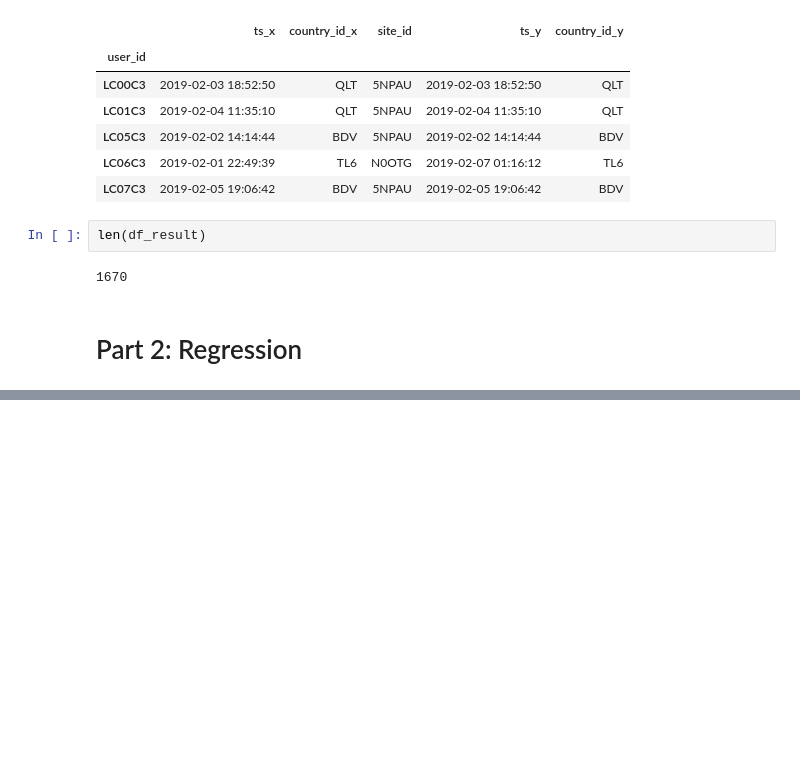
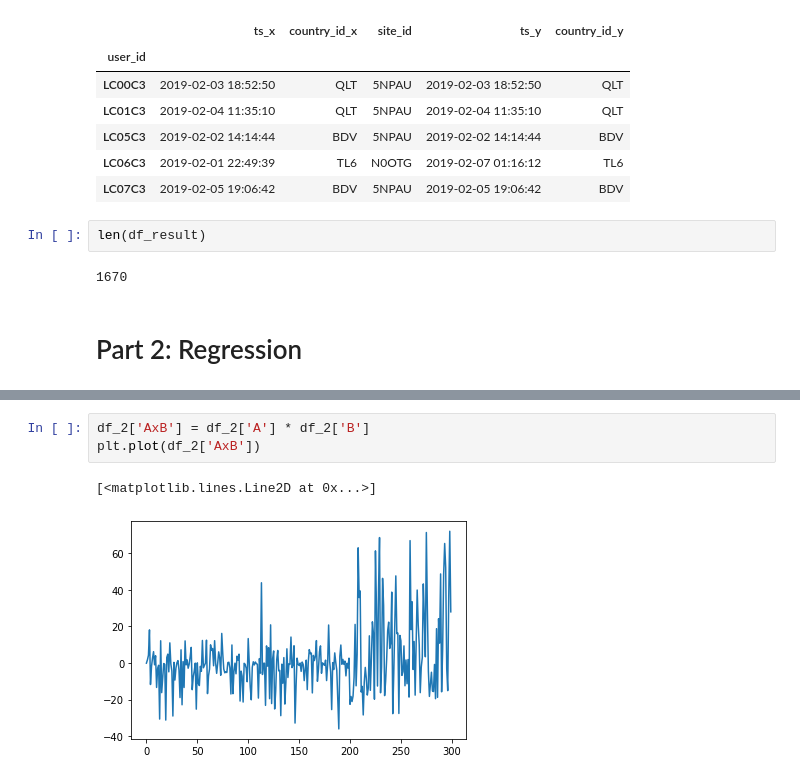
Before and after one commit to abhilampard/Multiple-Linear-Regression-From-Scratch, a Jupyter notebook: Abhishek Patil - Moloco (Data Scientist position).ipynb, the cells around one changed output, grey strips where cells are left out. Drawn from its saved outputs; the diff is of its cells as text; blank space fills up the shorter version.

```diff
--- a/Abhishek Patil - Moloco (Data Scientist position).ipynb
+++ b/Abhishek Patil - Moloco (Data Scientist position).ipynb
@@ -137,0 +156,6 @@ df_2.head()
+# %%
+df_2['AxB'] = df_2['A'] * df_2['B']
+plt.plot(df_2['AxB'])
+# %% [output]
+[<matplotlib.lines.Line2D at 0x...>]
+[figure, added]
```
Also changed, not shown: parts of 7 cells of this notebook.
